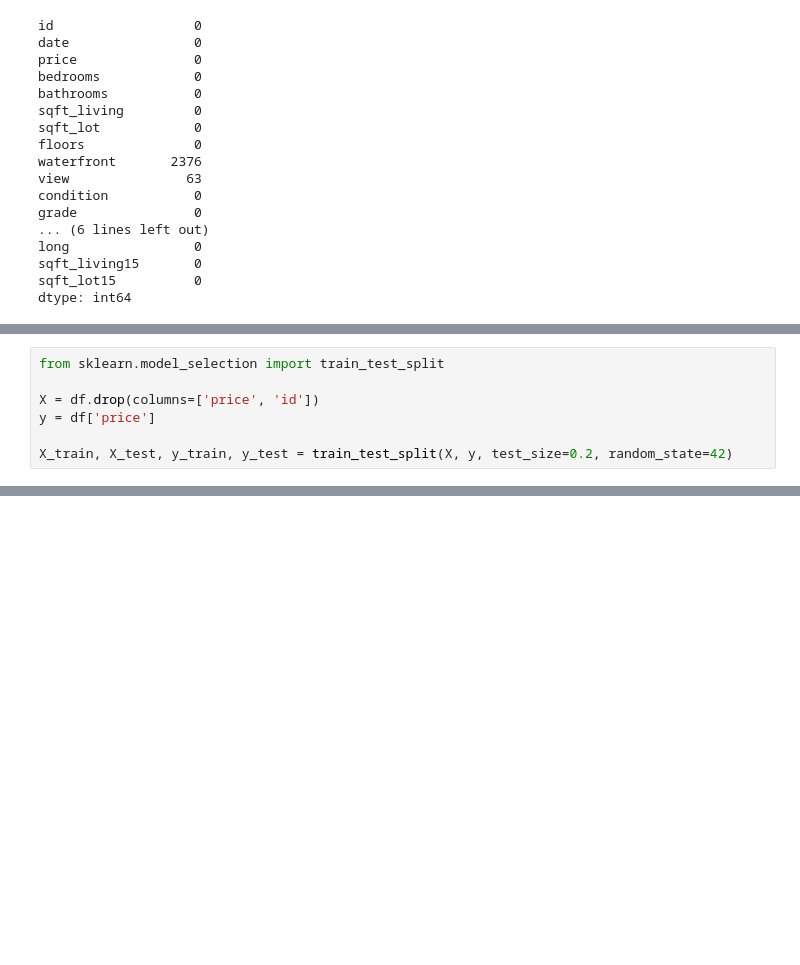
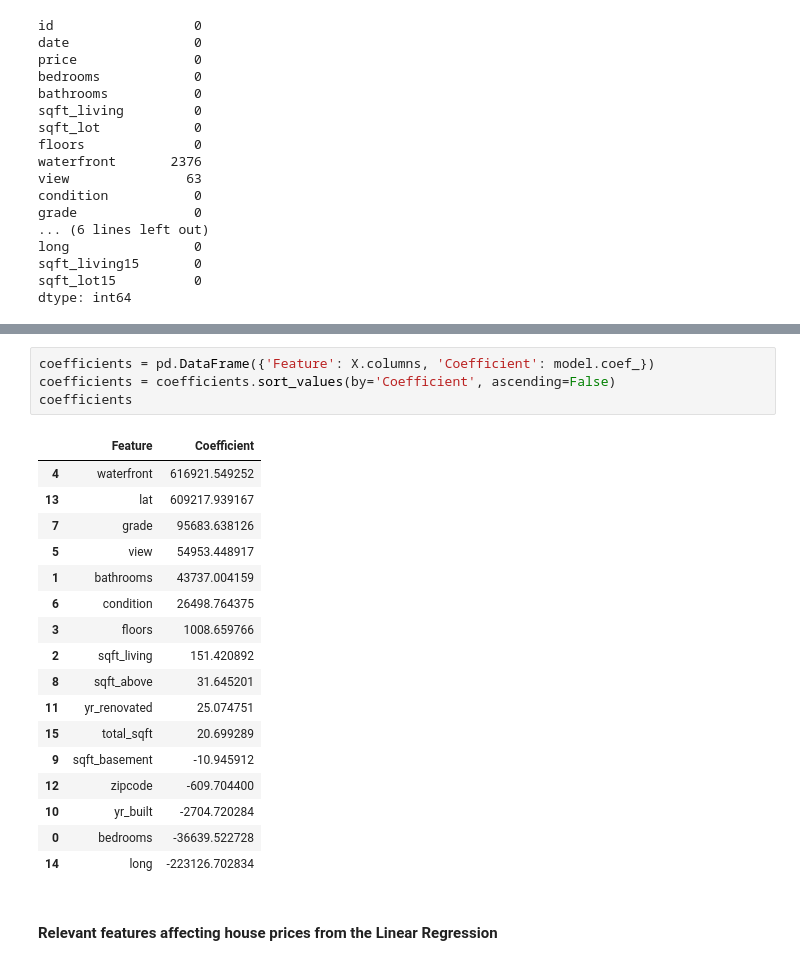
Before and after one commit to KariukiBrian/Phase2projectgroup11, a Jupyter notebook: faith.ipynb, the cells around one changed output, grey strips where cells are left out. Cells and saved outputs as stored; diff of their text form; blank space fills up the shorter version.

```diff
--- a/faith.ipynb
+++ b/faith.ipynb
@@ -148,7 +187,0 @@ data = pd.get_dummies(data, columns=['waterfront', 'view', 'condition', 'grade',
-# %%
-from sklearn.model_selection import train_test_split
-
-X = df.drop(columns=['price', 'id'])
-y = df['price']
-
-X_train, X_test, y_train, y_test = train_test_split(X, y, test_size=0.2, random_state=42)
@@ -188,0 +214,24 @@ TypeError: invalid type promotion
+# %%
+coefficients = pd.DataFrame({'Feature': X.columns, 'Coefficient': model.coef_})
+coefficients = coefficients.sort_values(by='Coefficient', ascending=False)
+coefficients
+# %% [output]
+|  | Feature | Coefficient |
+| 4 | waterfront | 616921.549252 |
+| 13 | lat | 609217.939167 |
+| 7 | grade | 95683.638126 |
+| 5 | view | 54953.448917 |
+| 1 | bathrooms | 43737.004159 |
+| 6 | condition | 26498.764375 |
+| 3 | floors | 1008.659766 |
+| 2 | sqft_living | 151.420892 |
+| 8 | sqft_above | 31.645201 |
+| 11 | yr_renovated | 25.074751 |
+| 15 | total_sqft | 20.699289 |
+| 9 | sqft_basement | -10.945912 |
+| 12 | zipcode | -609.704400 |
+| 10 | yr_built | -2704.720284 |
+| 0 | bedrooms | -36639.522728 |
+| 14 | long | -223126.702834 |
+# %% [markdown]
+#### Relevant features affecting house prices from the Linear Regression
```
Also changed, not shown: parts of 39 cells of this notebook.
